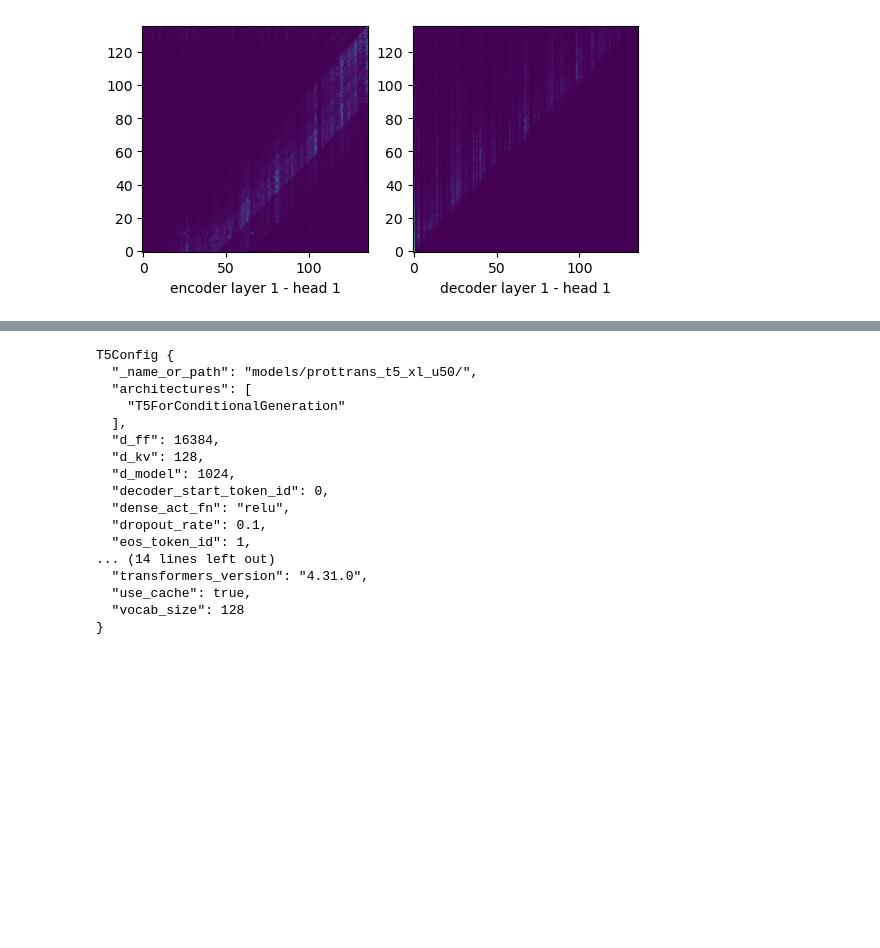
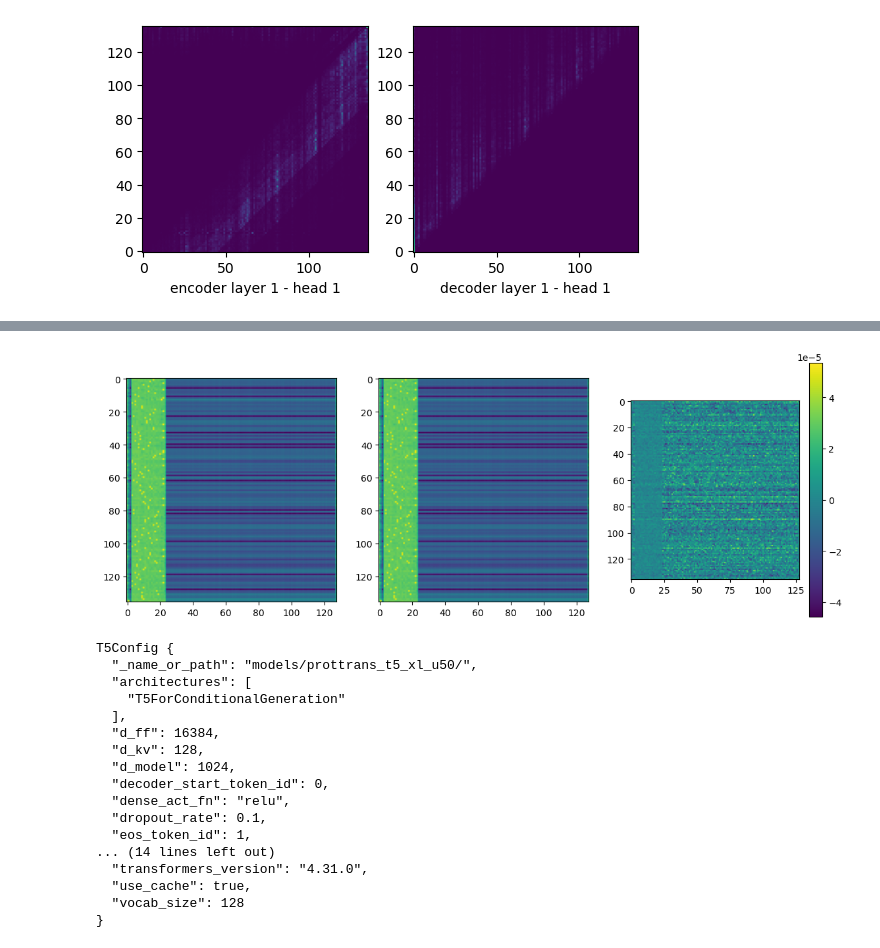
Before and after one commit to francosimonetti/disorder_flavours, a Jupyter notebook: jupyter/decoder_loss.ipynb, the cells around one changed output, grey strips where cells are left out. Drawn from its saved outputs; the diff is of its cells as text; code cells hidden in the pictures; blank space fills up the shorter version.

```diff
--- a/jupyter/decoder_loss.ipynb
+++ b/jupyter/decoder_loss.ipynb
@@ -183,3 +344,31 @@ RuntimeError: output with shape [1, 32, 1, 1] doesn't match the broadcast shape
+# %%
+# Repeat the experiment, but without masked AAs <masks>
+
+with torch.no_grad():
+    emb = fullmodel(input_ids=true_ids, labels=true_ids)
+
+with torch.no_grad():
+    outputs = fullmodel.generate(input_ids=true_ids,
+                                 max_length=200,
+                                 labels=true_ids,
+                                 return_dict_in_generate=True,
+                                 output_scores=True)
+
+stacked_scores = torch.stack([s for s in outputs.scores], dim=0)
+# %%
+
+fig = plt.figure(figsize=(14,5))
+ax1 = fig.add_subplot(131)
+ax2 = fig.add_subplot(132)
+ax3 = fig.add_subplot(133)
+
+ax1.imshow(emb.logits.squeeze())
+ax2.imshow(stacked_scores.squeeze())
+im3 = ax3.imshow(emb.logits.squeeze() - stacked_scores.squeeze())
+plt.colorbar(im3)
+plt.show()
+# %% [output]
+[figure, added]
 # %%
 fullmodel.config
 # %% [output]
```
Also changed, not shown: parts of 33 cells of this notebook, 38 other files.
